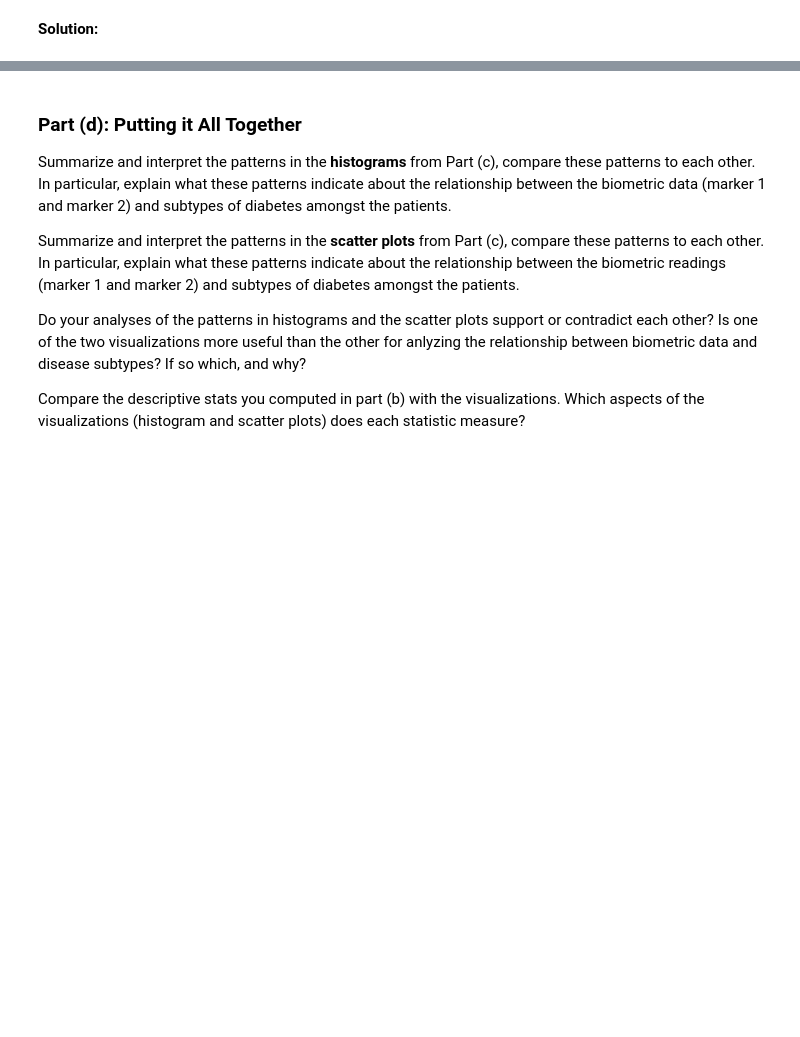
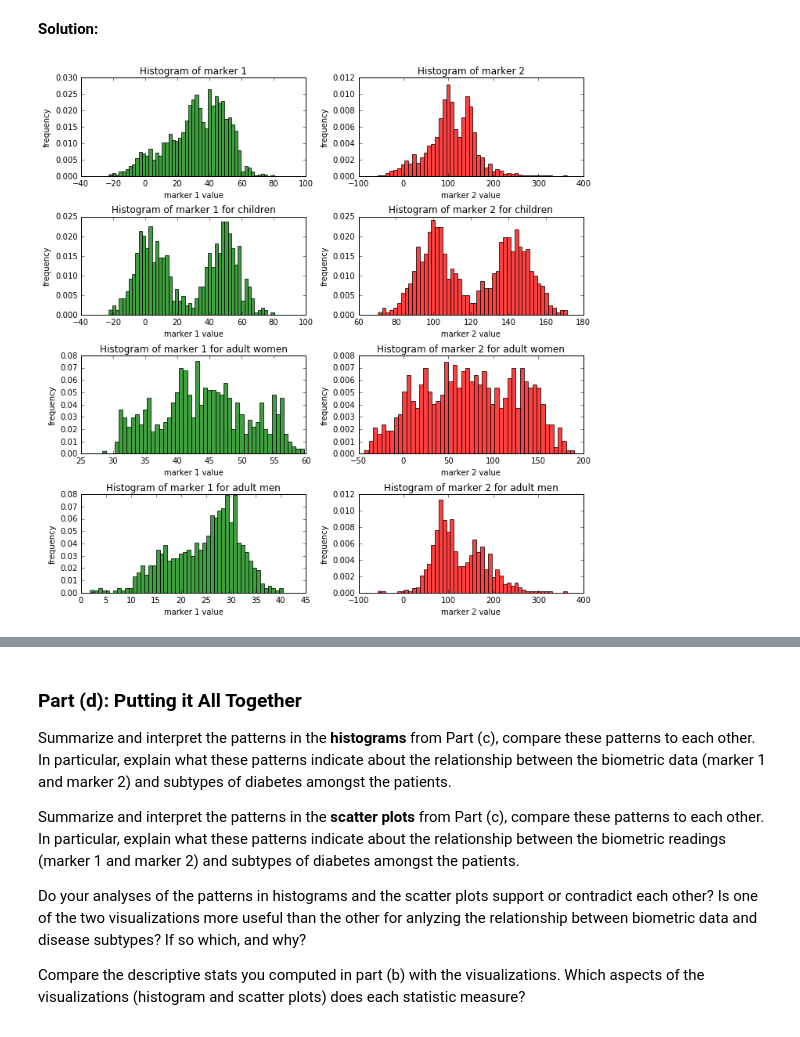
Before and after one commit to itspepsico/lab_files, a Jupyter notebook: Lab_1/Data_Science_Lab1.ipynb, the cells around one changed output, grey strips where cells are left out. Cells and saved outputs as stored; diff of their text form; code cells hidden in the pictures; blank space fills up the shorter version.

```diff
--- a/Lab_1/Data_Science_Lab1.ipynb
+++ b/Lab_1/Data_Science_Lab1.ipynb
@@ -256,3 +256,75 @@ To understand how the biometric reading might help us determine diabetic subtype
 Do the above for each demographics within the data: children, adult men and adult women.
 # %% [markdown]
 **Solution:**
+# %%
+#function for plotting histograms
+def plot_hist(data, title, x_label, face, axes):
+
+    axes.hist(data,
+         50,
+         normed=1,
+         facecolor=face,
+         alpha=0.75)
+
+    axes.set_title(title)
+    axes.set_xlabel(x_label)
+    axes.set_ylabel('frequency')
+
+    return axes
+
+#plot histograms for each marker and each demographics
+#in the following, instead of adding one subplot to a 4x2 grid at a time
+#I can get all the subplot axes for the grid in one line
+fig, ((ax1, ax2), (ax3, ax4), (ax5, ax6), (ax7, ax8)) = plt.subplots(4, 2, figsize=(10, 10))
+ax1 = plot_hist(df['marker_1'],
+                'Histogram of marker 1',
+                'marker 1 value',
+                'green',
+                ax1)
+
+ax2 = plot_hist(df['marker_2'],
+                'Histogram of marker 2',
+                'marker 2 value',
+                'red',
+                ax2)
+
+ax3 = plot_hist(children_data['marker_1'],
+                'Histogram of marker 1 for children',
+                'marker 1 value',
+                'green',
+                ax3)
+
+ax4 = plot_hist(children_data['marker_2'],
+                'Histogram of marker 2 for children',
+                'marker 2 value',
+                'red',
+                ax4)
+
+ax5 = plot_hist(adult_women_data['marker_1'],
+                'Histogram of marker 1 for adult women',
+                'marker 1 value',
+                'green',
+                ax5)
+
+ax6 = plot_hist(adult_women_data['marker_2'],
+                'Histogram of marker 2 for adult women',
+                'marker 2 value',
+                'red',
+                ax6)
+
+ax7 = plot_hist(adult_male_data['marker_1'],
+                'Histogram of marker 1 for adult men',
+                'marker 1 value',
+                'green',
+                ax7)
+
+ax8 = plot_hist(adult_male_data['marker_2'],
+                'Histogram of marker 2 for adult men',
+                'marker 2 value',
+                'red',
+                ax8)
+
+plt.tight_layout()
+plt.show()
+# %% [output]
+[figure, added]
```
Also changed, not shown: parts of 1 cell of this notebook.
